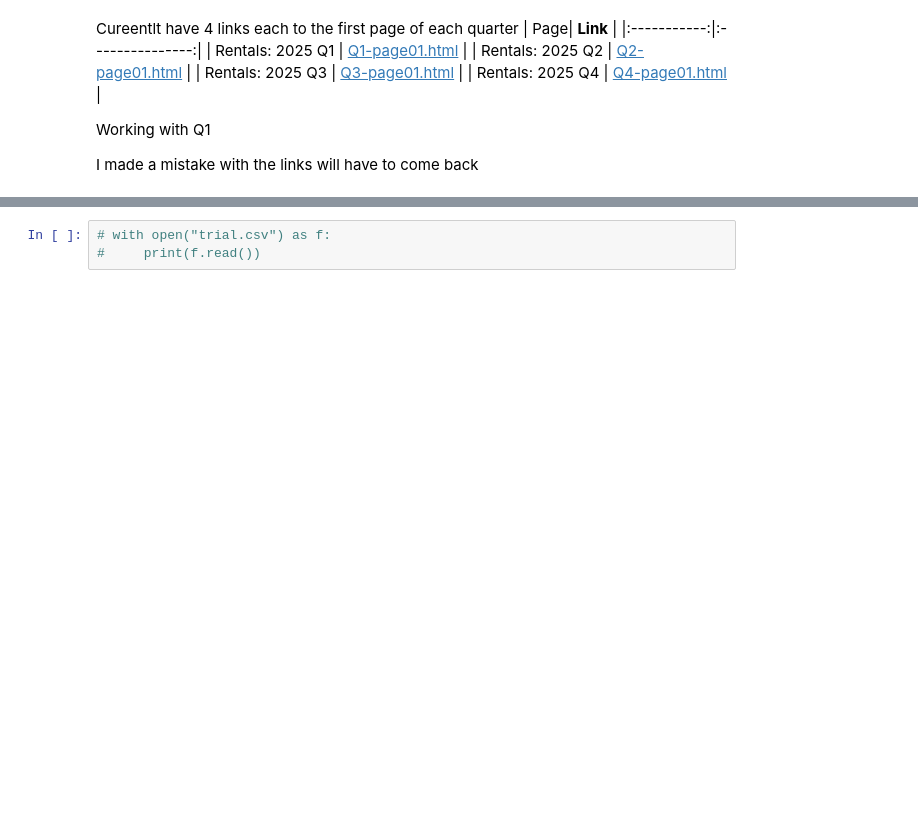
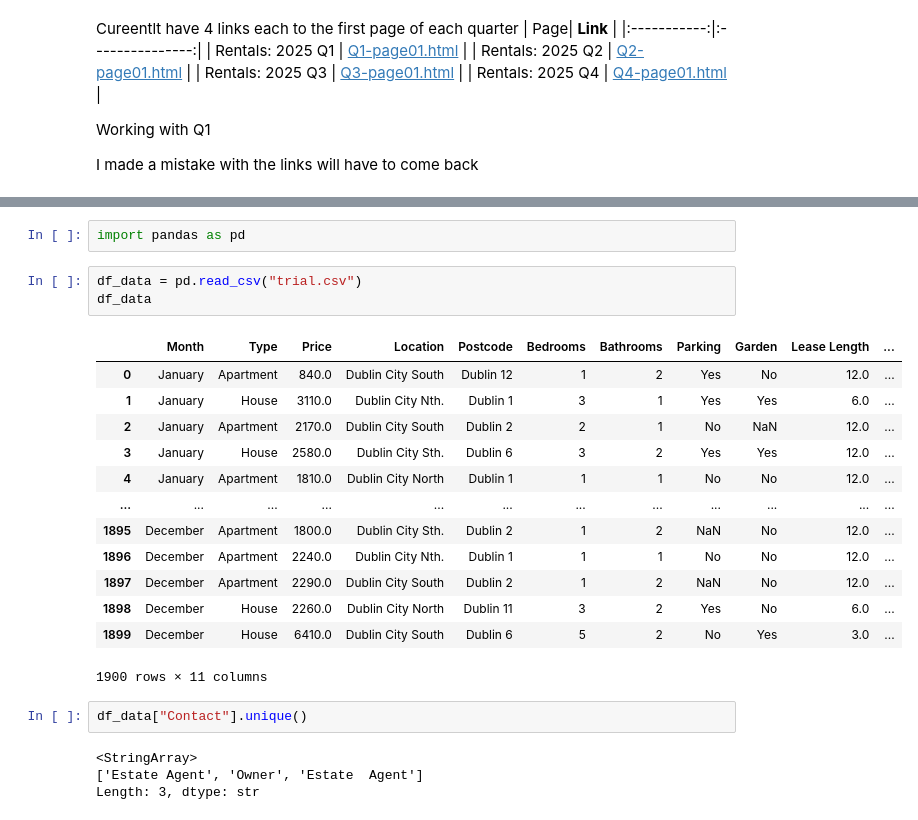
Before and after one commit to Dellason/Data-Science-Assignment-One, a Jupyter notebook: Webscrapping.ipynb, the cells around one changed output, grey strips where cells are left out. Drawn from its saved outputs; the diff is of its cells as text; blank space fills up the shorter version.

```diff
--- a/Webscrapping.ipynb
+++ b/Webscrapping.ipynb
@@ -477,6 +477,28 @@ HTTP Error 404: Failed to retrieve 'http://mlg.ucd.ie/modules/python/sources/ren
 HTTP Error 404: Failed to retrieve 'http://mlg.ucd.ie/modules/python/sources/rental/Q3-page24.html'
 HTTP Error 404: Failed to retrieve 'http://mlg.ucd.ie/modules/python/sources/rental/Q4-page24.html'
 1900
+# %%
+import pandas as pd
 # %%
-# with open("trial.csv") as f:
-#     print(f.read())
+df_data = pd.read_csv("trial.csv")
+df_data
+# %% [output]
+|  | Month | Type | Price | Location | Postcode | Bedrooms | Bathrooms | Parking | Garden | Lease Length | ... |
+| 0 | January | Apartment | 840.0 | Dublin City South | Dublin 12 | 1 | 2 | Yes | No | 12.0 | ... |
+| 1 | January | House | 3110.0 | Dublin City Nth. | Dublin 1 | 3 | 1 | Yes | Yes | 6.0 | ... |
+| 2 | January | Apartment | 2170.0 | Dublin City South | Dublin 2 | 2 | 1 | No | NaN | 12.0 | ... |
+| 3 | January | House | 2580.0 | Dublin City Sth. | Dublin 6 | 3 | 2 | Yes | Yes | 12.0 | ... |
+| 4 | January | Apartment | 1810.0 | Dublin City North | Dublin 1 | 1 | 1 | No | No | 12.0 | ... |
+| ... | ... | ... | ... | ... | ... | ... | ... | ... | ... | ... | ... |
+| 1895 | December | Apartment | 1800.0 | Dublin City Sth. | Dublin 2 | 1 | 2 | NaN | No | 12.0 | ... |
+| 1896 | December | Apartment | 2240.0 | Dublin City Nth. | Dublin 1 | 1 | 1 | No | No | 12.0 | ... |
+| 1897 | December | Apartment | 2290.0 | Dublin City South | Dublin 2 | 1 | 2 | NaN | No | 12.0 | ... |
+| 1898 | December | House | 2260.0 | Dublin City North | Dublin 11 | 3 | 2 | Yes | No | 6.0 | ... |
+| 1899 | December | House | 6410.0 | Dublin City South | Dublin 6 | 5 | 2 | No | Yes | 3.0 | ... |
+1900 rows × 11 columns
+# %%
+df_data["Contact"].unique()
+# %% [output]
+<StringArray>
+['Estate Agent', 'Owner', 'Estate  Agent']
+Length: 3, dtype: str
```
Also changed, not shown: parts of 14 cells of this notebook, 5 other files.
